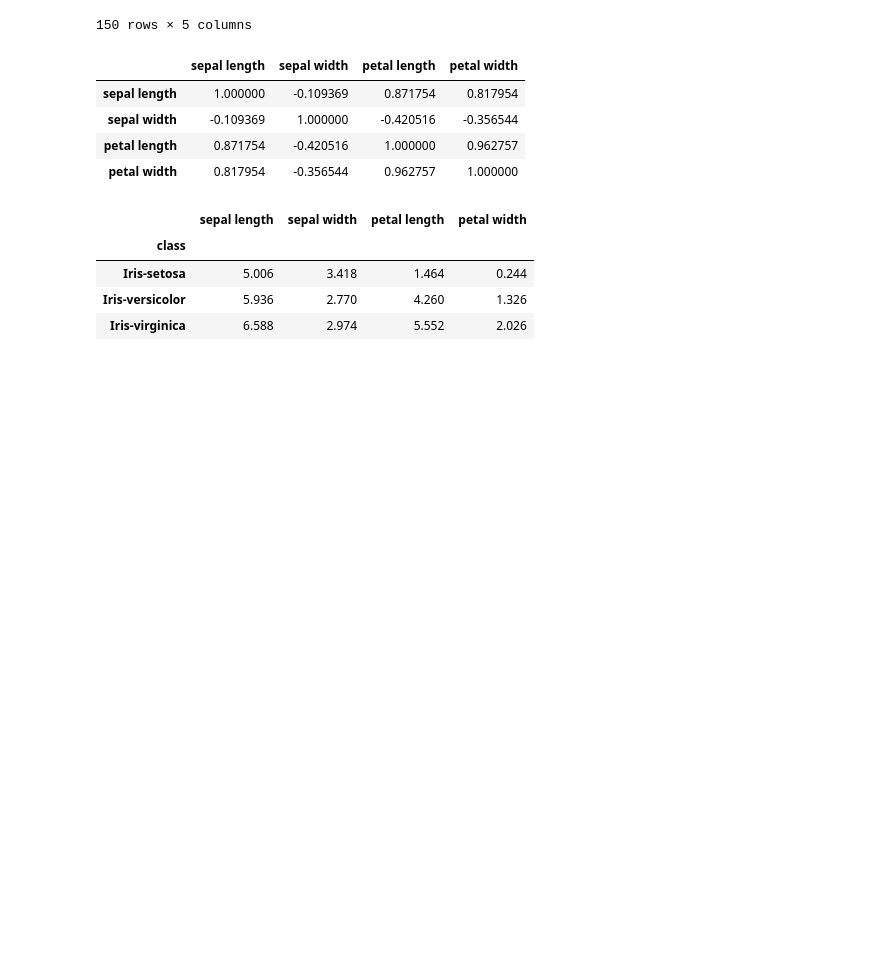
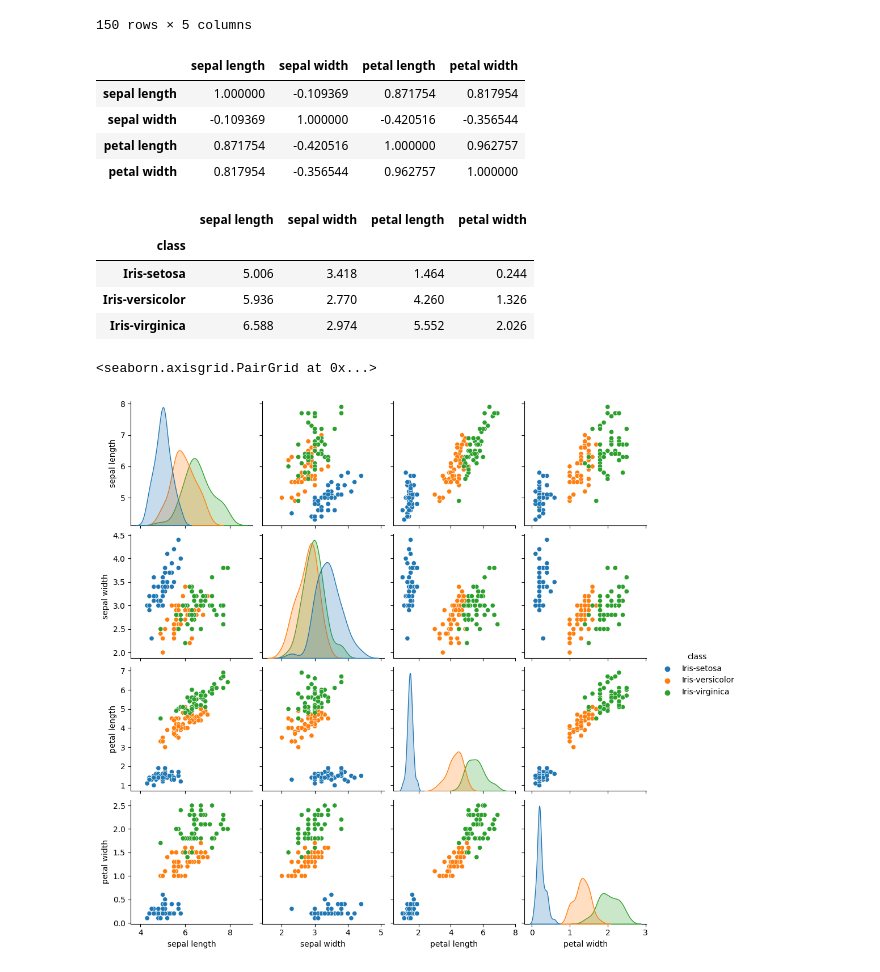
Before and after one commit to MaXIDoGG/arch, a Jupyter notebook: lab3/lab3.ipynb, the cells around one changed output. Drawn from its saved outputs; the diff is of its cells as text; code cells hidden in the pictures; blank space fills up the shorter version.

```diff
--- a/lab3/lab3.ipynb
+++ b/lab3/lab3.ipynb
@@ -34,3 +35,8 @@ df.groupby("class").mean()
 | Iris-setosa | 5.006 | 3.418 | 1.464 | 0.244 |
 | Iris-versicolor | 5.936 | 2.770 | 4.260 | 1.326 |
 | Iris-virginica | 6.588 | 2.974 | 5.552 | 2.026 |
+# %%
+sns.pairplot(df, hue='class')
+# %% [output]
+<seaborn.axisgrid.PairGrid at 0x...>
+[figure, added]
```
Also changed, not shown: parts of 1 cell of this notebook, 1 other file.
